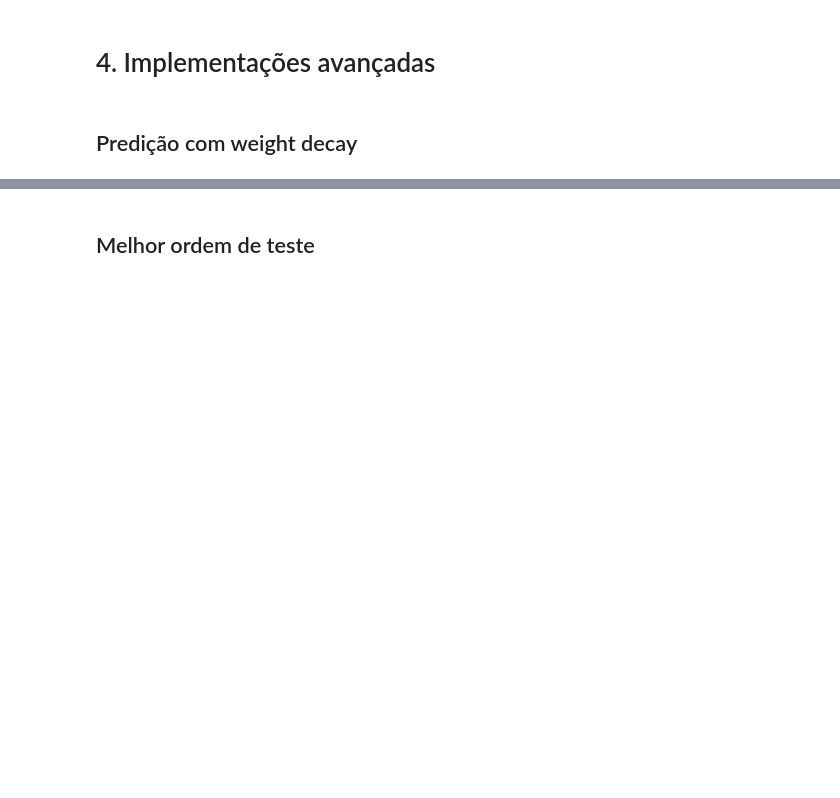
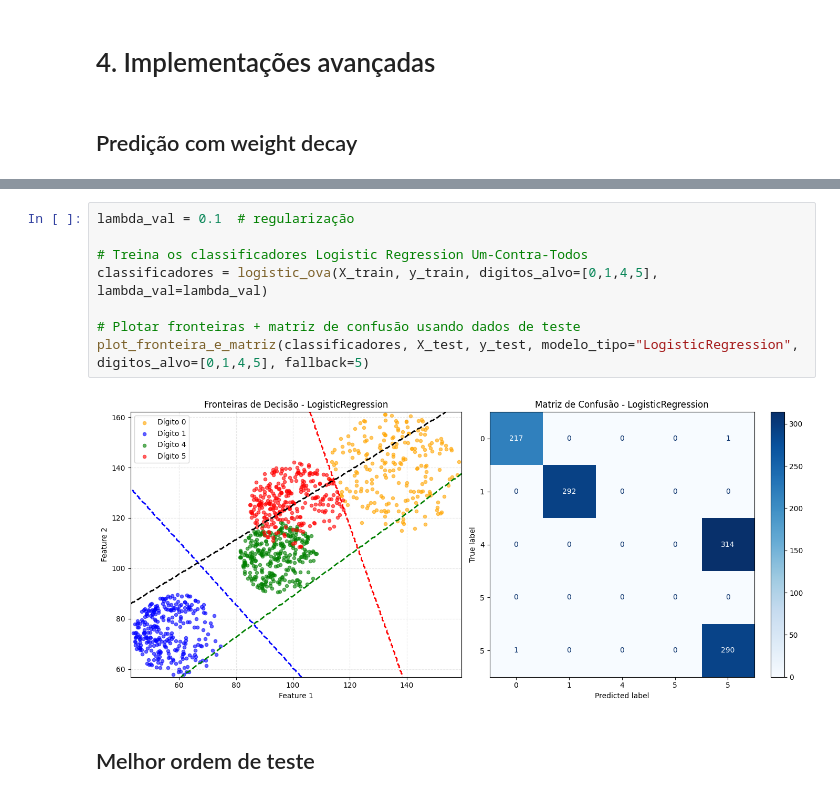
Before and after one commit to Gusttavoafonso/Projeto_1_ML, a Jupyter notebook: novo_classificacao_um_contra_todos.ipynb, the cells around one changed output, grey strips where cells are left out. Drawn from its saved outputs; the diff is of its cells as text; blank space fills up the shorter version.

```diff
--- a/novo_classificacao_um_contra_todos.ipynb
+++ b/novo_classificacao_um_contra_todos.ipynb
@@ -353,3 +304,13 @@ plot_um_contra_todos(clf_l, X_train, y_train)
+# %%
+lambda_val = 0.1  # regularização
+
+# Treina os classificadores Logistic Regression Um-Contra-Todos
+classificadores = logistic_ova(X_train, y_train, digitos_alvo=[0,1,4,5], lambda_val=lambda_val)
+
+# Plotar fronteiras + matriz de confusão usando dados de teste
+plot_fronteira_e_matriz(classificadores, X_test, y_test, modelo_tipo="LogisticRegression", digitos_alvo=[0,1,4,5], fallback=5)
+# %% [output]
+[figure, added]
 # %% [markdown]
 ## Melhor ordem de teste
 # %%
```
Also changed, not shown: parts of 24 cells of this notebook.
